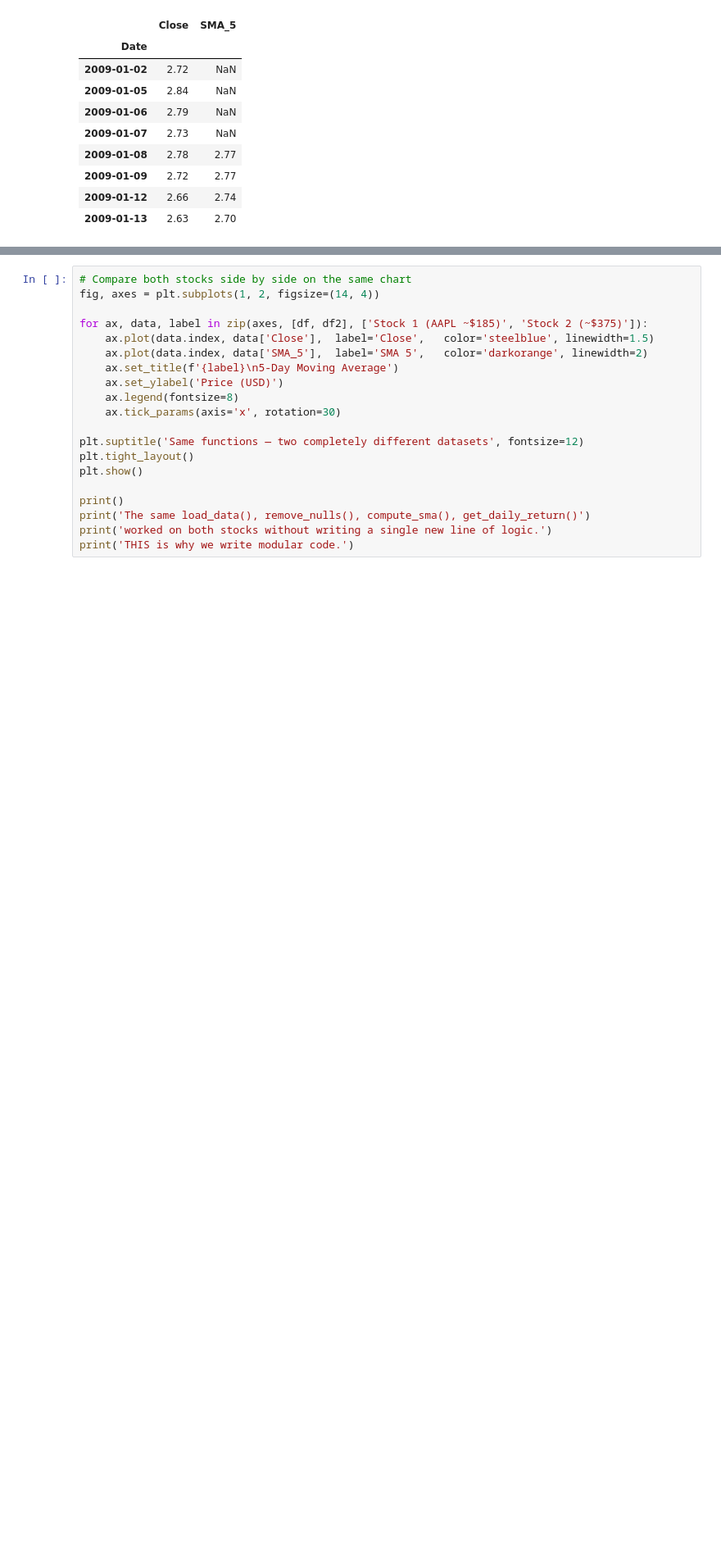
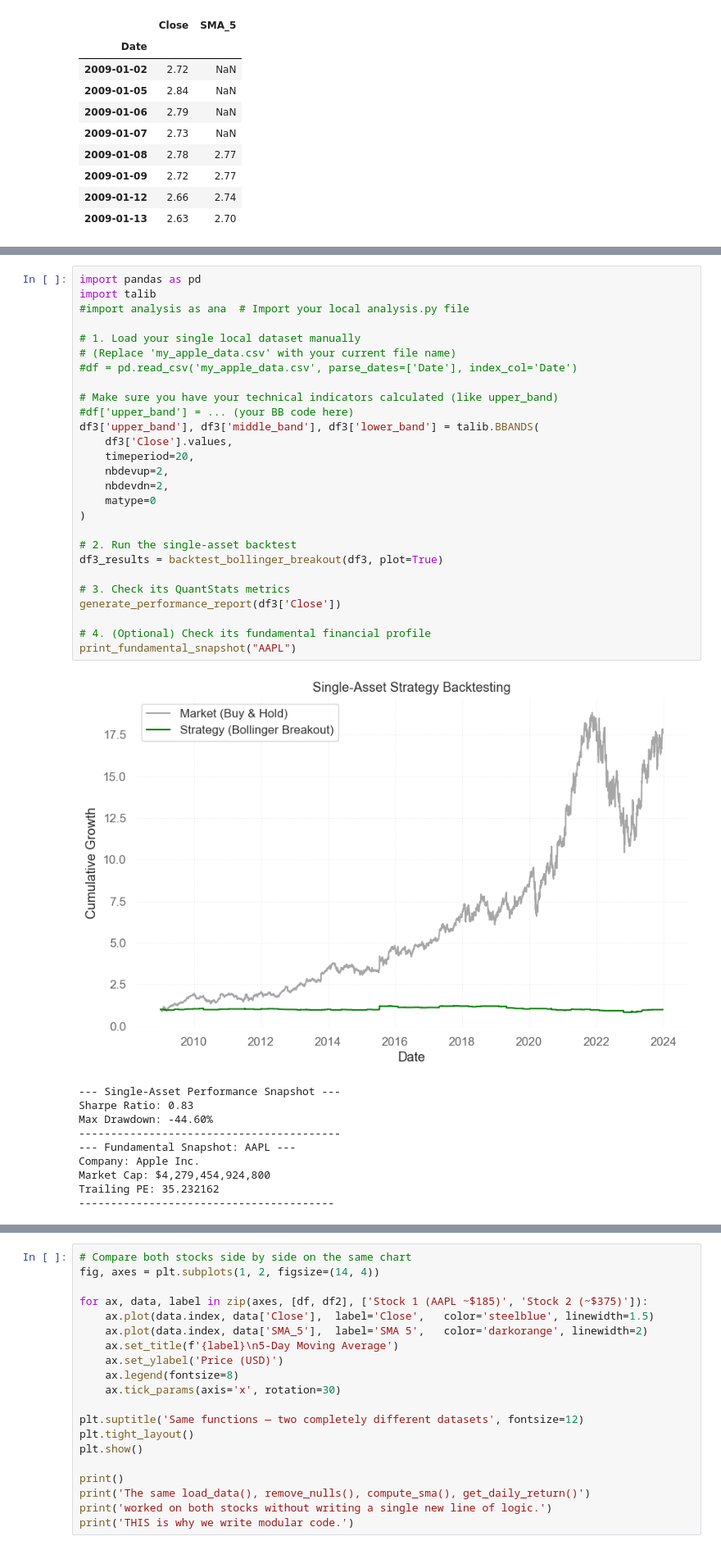
Before and after one commit to Bethelhemtekabe/Stock-Market-Prediction, a Jupyter notebook: Notebook/second.ipynb, the cells around one changed output, grey strips where cells are left out. Shown at 82% size. Cells and saved outputs as stored; diff of their text form; blank space fills up the shorter version.

```diff
--- a/Notebook/second.ipynb
+++ b/Notebook/second.ipynb
@@ -81,0 +327,38 @@ df[['Close', 'SMA_5']].head(8).round(2)
+# %%
+import pandas as pd
+import talib
+#import analysis as ana  # Import your local analysis.py file
+
+# 1. Load your single local dataset manually
+# (Replace 'my_apple_data.csv' with your current file name)
+#df = pd.read_csv('my_apple_data.csv', parse_dates=['Date'], index_col='Date')
+
+# Make sure you have your technical indicators calculated (like upper_band)
+#df['upper_band'] = ... (your BB code here)
+df3['upper_band'], df3['middle_band'], df3['lower_band'] = talib.BBANDS(
+    df3['Close'].values,
+    timeperiod=20,
+    nbdevup=2,
+    nbdevdn=2,
+    matype=0
+)
+
+# 2. Run the single-asset backtest
+df3_results = backtest_bollinger_breakout(df3, plot=True)
+
+# 3. Check its QuantStats metrics
+generate_performance_report(df3['Close'])
+
+# 4. (Optional) Check its fundamental financial profile
+print_fundamental_snapshot("AAPL")
+# %% [output]
+[figure, added]
+--- Single-Asset Performance Snapshot ---
+Sharpe Ratio: 0.83
+Max Drawdown: -44.60%
+-----------------------------------------
+--- Fundamental Snapshot: AAPL ---
+Company: Apple Inc.
+Market Cap: $4,279,454,924,800
+Trailing PE: 35.232162
+----------------------------------------
```
Also changed, not shown: parts of 17 cells of this notebook.
